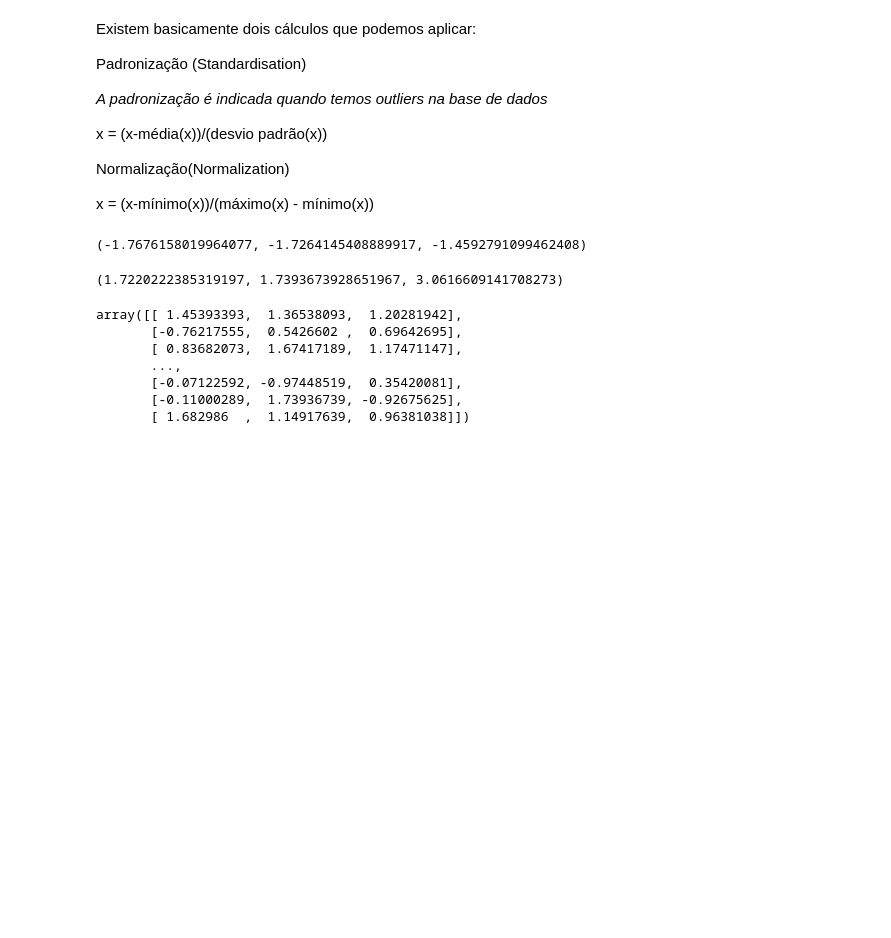
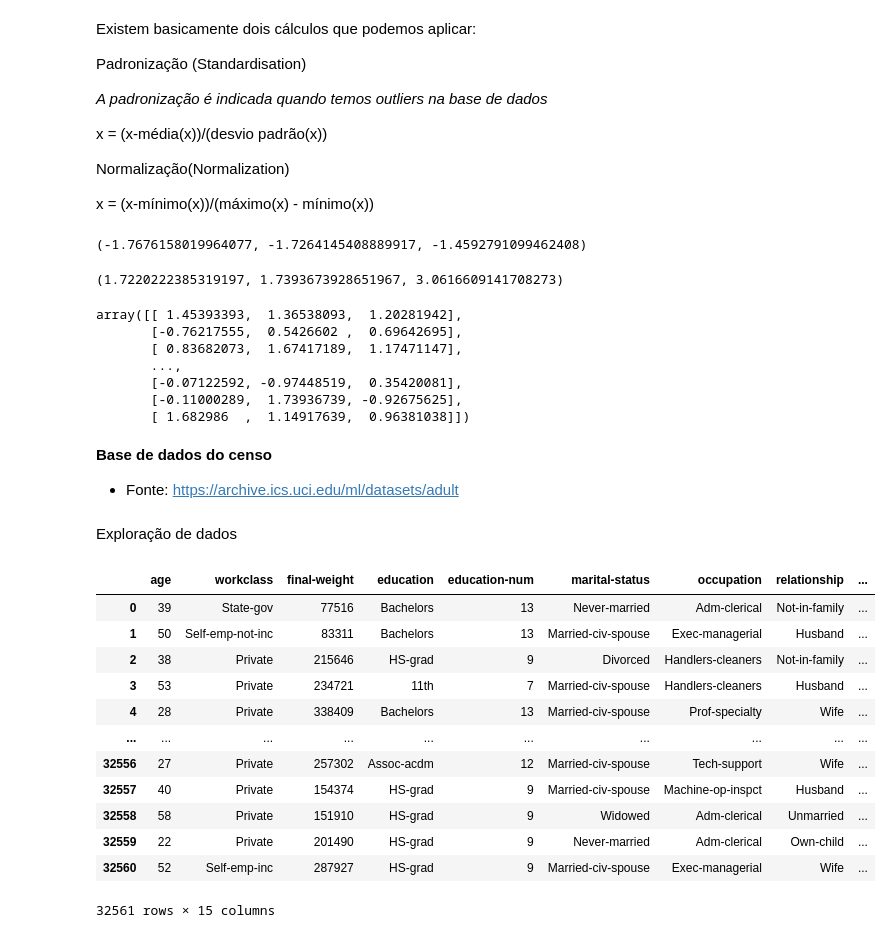
Before and after one commit to vasconcelosjean42/machine_learning-and-data-science-iaexpert, a Jupyter notebook: classificacao/parte_01_classificacao.ipynb, the cells around one changed output. Drawn from its saved outputs; the diff is of its cells as text; code cells hidden in the pictures; blank space fills up the shorter version.

```diff
--- a/classificacao/parte_01_classificacao.ipynb
+++ b/classificacao/parte_01_classificacao.ipynb
@@ -300,3 +304,9 @@ array([[ 1.45393393,  1.36538093,  1.20281942],
        [-0.07122592, -0.97448519,  0.35420081],
        [-0.11000289,  1.73936739, -0.92675625],
        [ 1.682986  ,  1.14917639,  0.96381038]])
+# %% [markdown]
+**Base de dados do censo**
+
+*   Fonte: https://archive.ics.uci.edu/ml/datasets/adult
+# %% [markdown]
+Exploração de dados
@@ -302,0 +315,16 @@ array([[ 1.45393393,  1.36538093,  1.20281942],
+# %%
+base_census
+# %% [output]
+|  | age | workclass | final-weight | education | education-num | marital-status | occupation | relationship | ... |
+| 0 | 39 | State-gov | 77516 | Bachelors | 13 | Never-married | Adm-clerical | Not-in-family | ... |
+| 1 | 50 | Self-emp-not-inc | 83311 | Bachelors | 13 | Married-civ-spouse | Exec-managerial | Husband | ... |
+| 2 | 38 | Private | 215646 | HS-grad | 9 | Divorced | Handlers-cleaners | Not-in-family | ... |
+| 3 | 53 | Private | 234721 | 11th | 7 | Married-civ-spouse | Handlers-cleaners | Husband | ... |
+| 4 | 28 | Private | 338409 | Bachelors | 13 | Married-civ-spouse | Prof-specialty | Wife | ... |
+| ... | ... | ... | ... | ... | ... | ... | ... | ... | ... |
+| 32556 | 27 | Private | 257302 | Assoc-acdm | 12 | Married-civ-spouse | Tech-support | Wife | ... |
+| 32557 | 40 | Private | 154374 | HS-grad | 9 | Married-civ-spouse | Machine-op-inspct | Husband | ... |
+| 32558 | 58 | Private | 151910 | HS-grad | 9 | Widowed | Adm-clerical | Unmarried | ... |
+| 32559 | 22 | Private | 201490 | HS-grad | 9 | Never-married | Adm-clerical | Own-child | ... |
+| 32560 | 52 | Self-emp-inc | 287927 | HS-grad | 9 | Married-civ-spouse | Exec-managerial | Wife | ... |
+32561 rows × 15 columns
```
Also changed, not shown: parts of 6 cells of this notebook.
